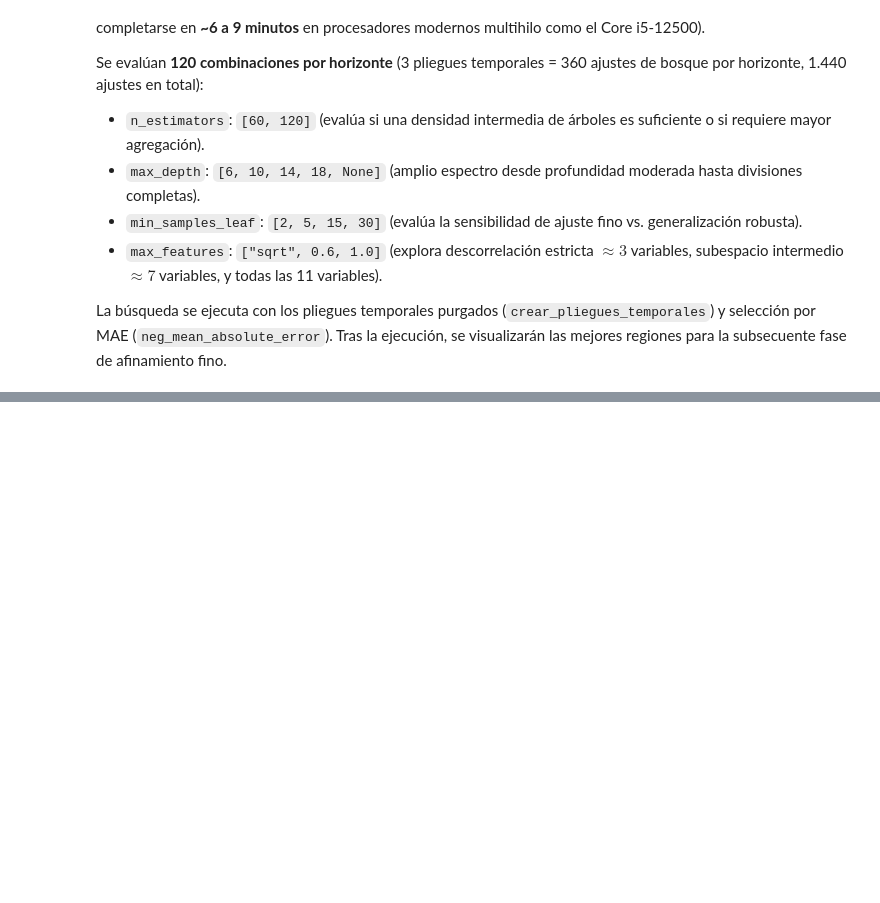
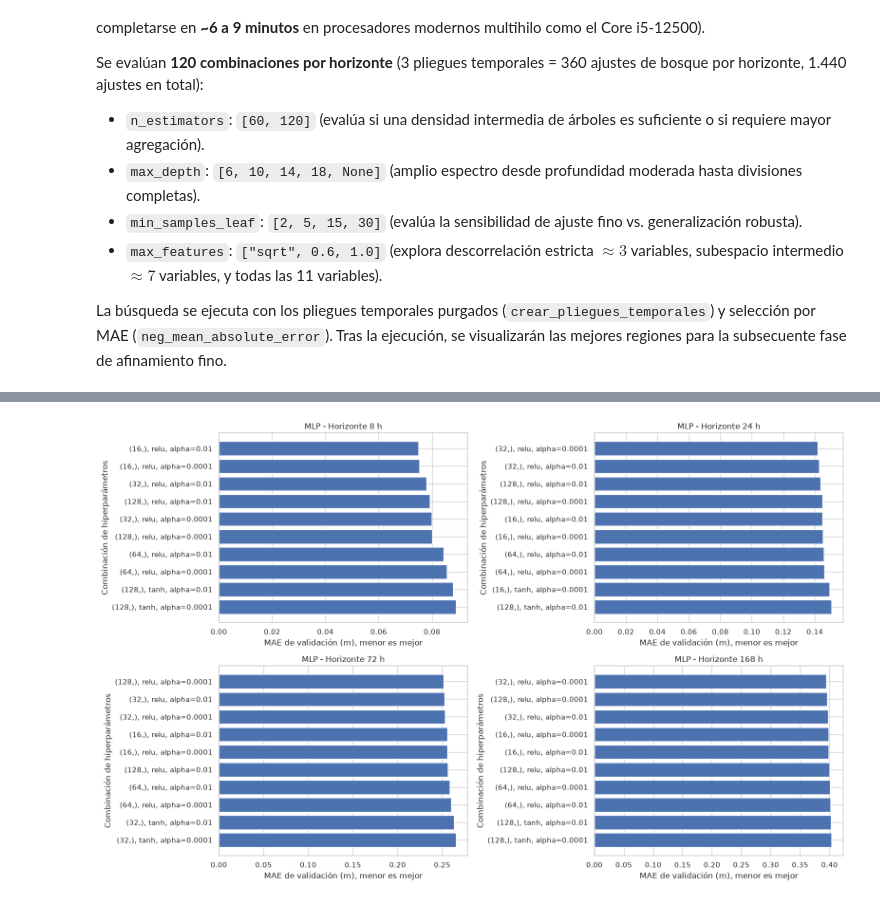
Before and after one commit to DannelBA/machine_learnig_rio_magdalena, a Jupyter notebook: prediccion_rio_magdalena.ipynb, the cells around one changed output, grey strips where cells are left out. Saved outputs shown, nothing was run; the diff lists cells and outputs as text; code cells hidden in the pictures; blank space fills up the shorter version.

Commit message:
todos los modelos en el notebooke final

```diff
--- a/prediccion_rio_magdalena.ipynb
+++ b/prediccion_rio_magdalena.ipynb
@@ -1174,0 +1303,85 @@ resultados_comparacion = pd.concat(
+# %%
+pipeline_mlp = Pipeline([
+    ("escalador", StandardScaler()),
+    ("mlp", MLPRegressor(max_iter=300, early_stopping=True, random_state=42)),
+])
+parametros_mlp = {
+    "mlp__hidden_layer_sizes": [(16,), (32,), (64,), (128,)],
+    "mlp__activation": ["relu", "tanh"],
+    "mlp__alpha": [0.0001, 0.01],
+}
+resultados_busqueda_mlp = []
+resultados_mlp_ajustado = []
+modelos_mlp_ajustados = {}
+
+for horizonte, particion in particiones_por_horizonte.items():
+    entrenamiento = particion["entrenamiento"]
+    prueba = particion["prueba"]
+    columna_objetivo = f"maximo_observado_proximas_{horizonte}h"
+
+    busqueda = GridSearchCV(
+        pipeline_mlp,
+        param_grid=parametros_mlp,
+        scoring="neg_mean_absolute_error",
+        cv=crear_pliegues_temporales(entrenamiento, horizonte),
+        n_jobs=-1,
+    )
+    busqueda.fit(entrenamiento[columnas_predictores], entrenamiento[columna_objetivo])
+    modelo = busqueda.best_estimator_
+    prediccion = modelo.predict(prueba[columnas_predictores])
+    real = prueba[columna_objetivo]
+    modelos_mlp_ajustados[horizonte] = modelo
+
+    for parametros, mae_cv in zip(
+        busqueda.cv_results_["params"], -busqueda.cv_results_["mean_test_score"]
+    ):
+        resultados_busqueda_mlp.append({
+            "horizonte_horas": horizonte,
+            "capas": str(parametros["mlp__hidden_layer_sizes"]),
+            "activacion": parametros["mlp__activation"],
+            "alpha": parametros["mlp__alpha"],
+            "MAE_CV_m": mae_cv,
+        })
+
+    resultados_mlp_ajustado.append({
+        "modelo": "mlp_ajustado",
+        "horizonte_horas": horizonte,
+        "capas": str(busqueda.best_params_["mlp__hidden_layer_sizes"]),
+        "activacion": busqueda.best_params_["mlp__activation"],
+        "alpha": busqueda.best_params_["mlp__alpha"],
+        "muestras_prueba": len(prueba),
+        "MAE_CV_m": -busqueda.best_score_,
+        "MAE_prueba_m": mean_absolute_error(real, prediccion),
+        "RMSE_prueba_m": mean_squared_error(real, prediccion) ** 0.5,
+    })
+
+resultados_busqueda_mlp = pd.DataFrame(resultados_busqueda_mlp)
+resultados_mlp_ajustado = pd.DataFrame(resultados_mlp_ajustado)
+
+display(
+    resultados_busqueda_mlp.sort_values(["horizonte_horas", "MAE_CV_m"])
+    .groupby("horizonte_horas").head(5)
+)
+display(resultados_mlp_ajustado)
+
+fig, ejes = plt.subplots(2, 2, figsize=(16, 10))
+for eje, (horizonte, candidatos) in zip(ejes.flat, resultados_busqueda_mlp.groupby("horizonte_horas")):
+    mejores = candidatos.nsmallest(10, "MAE_CV_m")
+    etiquetas = mejores["capas"] + ", " + mejores["activacion"] + ", alpha=" + mejores["alpha"].astype(str)
+    eje.barh(etiquetas, mejores["MAE_CV_m"])
+    eje.invert_yaxis()
+    eje.set_title(f"MLP - Horizonte {horizonte} h")
+    eje.set_xlabel("MAE de validación (m), menor es mejor")
+    eje.set_ylabel("Combinación de hiperparámetros")
+fig.tight_layout()
+plt.show()
+
+resultados_comparacion = pd.concat(
+    [
+        resultados_comparacion,
+        resultados_mlp_ajustado.rename(columns={"MAE_prueba_m": "MAE_m", "RMSE_prueba_m": "RMSE_m"})
+        [["modelo", "horizonte_horas", "muestras_prueba", "MAE_m", "RMSE_m"]],
+    ],
+    ignore_index=True,
+)
+# %% [output]
@@ -1174,0 +1410 @@ resultados_comparacion = pd.concat(
+[figure, added]
```
Also changed, not shown: parts of 13 cells of this notebook, 1 other file.
